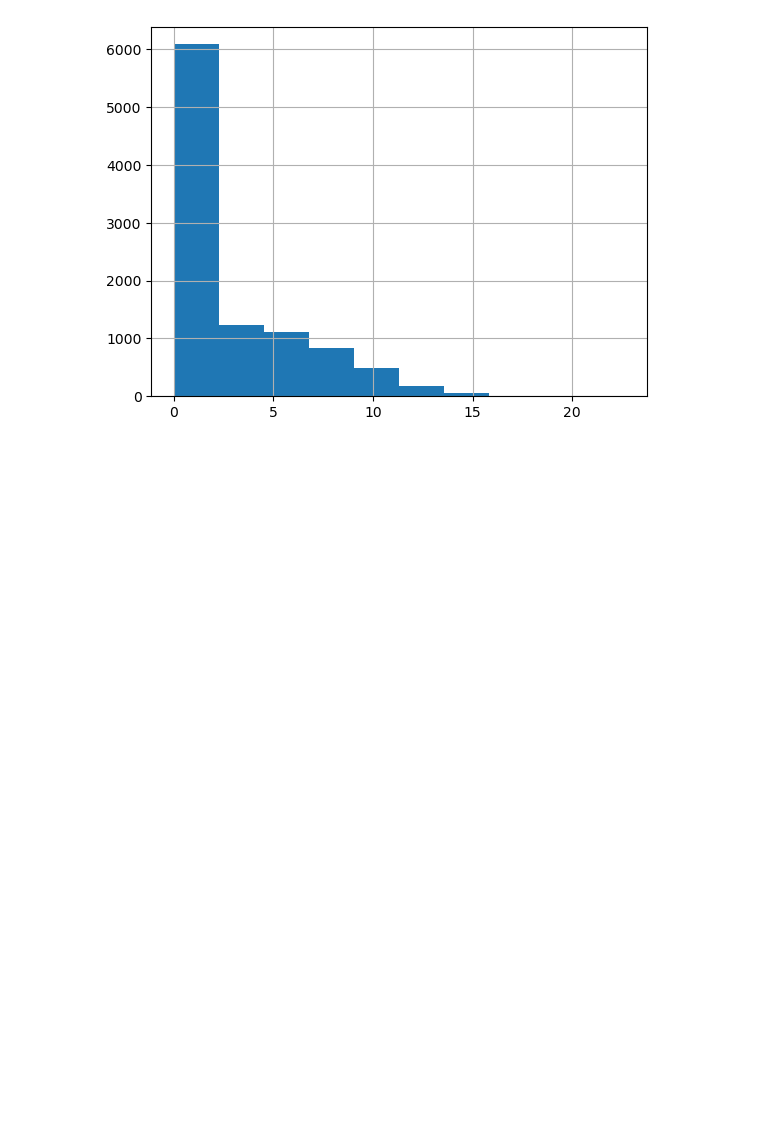
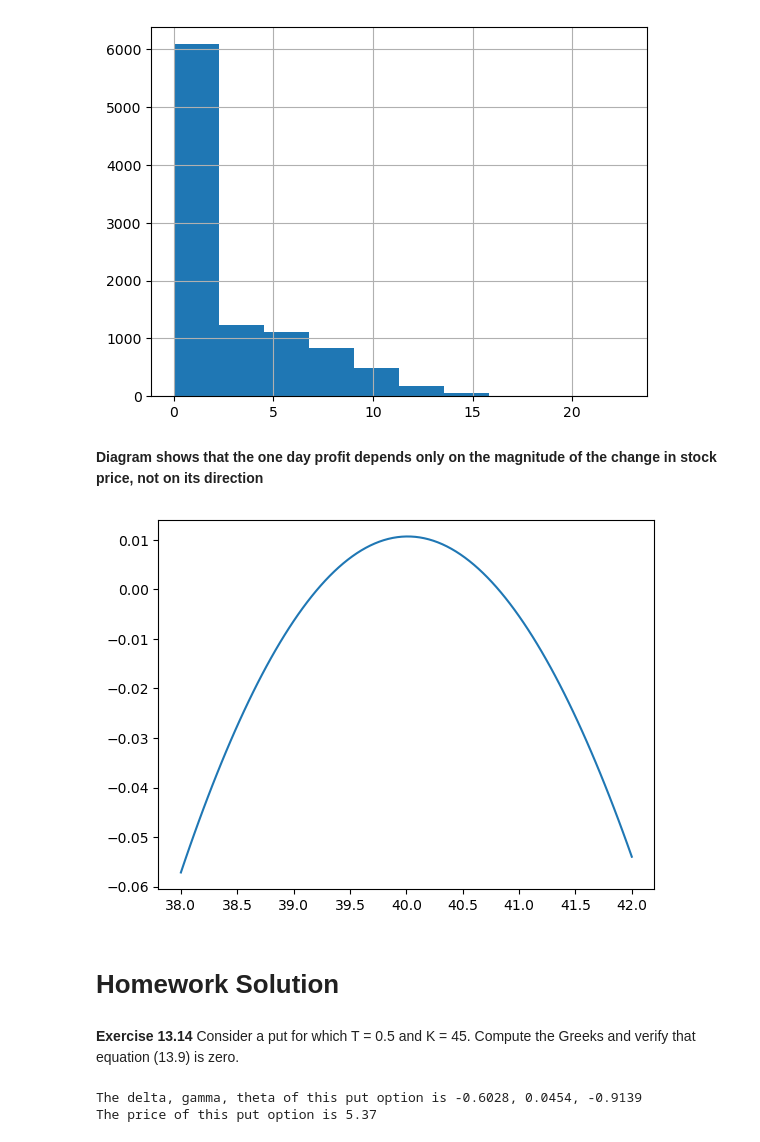
Before and after one commit to AvaM1/Math134_Notes, a Jupyter notebook: 134C Week 9.ipynb, the cells around one changed output. Drawn from its saved outputs; the diff is of its cells as text; code cells hidden in the pictures; blank space fills up the shorter version.

Commit message:
updated solution to hw 7

```diff
--- a/134C Week 9.ipynb
+++ b/134C Week 9.ipynb
@@ -328,3 +328,51 @@ price_data.hist()
 2.6496035853739364
 <AxesSubplot:>
 [figure]
+# %% [markdown]
+**Diagram shows that the one day profit depends only on the magnitude of the change in stock price, not on its direction**
+# %%
+import matplotlib.pyplot as plt
+
+S = 40
+K = 45
+r = 0.05
+delta = 0
+sigma = 0.3
+T = 1
+
+
+dS_list = np.linspace(-2,2, 101)
+call_delta = call_Delta(S, K, T, r, sigma, delta)
+price_old = black_scholes_call(S, K, T, r, sigma, delta)
+
+one_day_profit = []
+S_list = []
+for dS in dS_list:
+    S_list.append(S+dS)
+    profit = call_delta * (dS) - (black_scholes_call(S+dS, K, T-1/365, r, sigma,delta) - price_old) + (call_delta * S - price_old) * (np.exp(r/365) - 1)
+    one_day_profit.append(profit)
+plt.plot(S_list, one_day_profit)
+plt.show()
+# %% [output]
+[figure, added]
+# %% [markdown]
+# Homework Solution
+# %% [markdown]
+**Exercise 13.14**
+Consider a put for which T = 0.5 and K = 45. Compute the Greeks and verify that equation (13.9) is zero.
+# %%
+S = 40
+sigma = 0.3
+r = 0.08
+delta = 0
+T = 0.5
+K = 45
+put_delta = put_Delta(S, K, T, r, sigma, delta)
+gamma = Gamma(S, K, T, r, sigma, delta)
+theta = put_Theta(S, K, T, r, sigma, delta)
+print(f"The delta, gamma, theta of this put option is {put_delta:.4f}, {gamma:.4f}, {theta:.4f}")
+P = black_scholes_put(S, K, T, r, sigma, delta)
+print(f"The price of this put option is {P:.2f}")
+# %% [output]
+The delta, gamma, theta of this put option is -0.6028, 0.0454, -0.9139
+The price of this put option is 5.37
```
Also changed, not shown: parts of 5 cells of this notebook, 1 other file.
